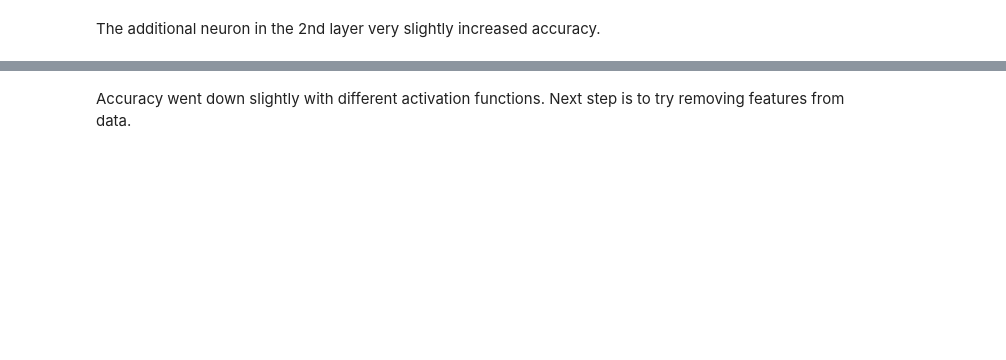
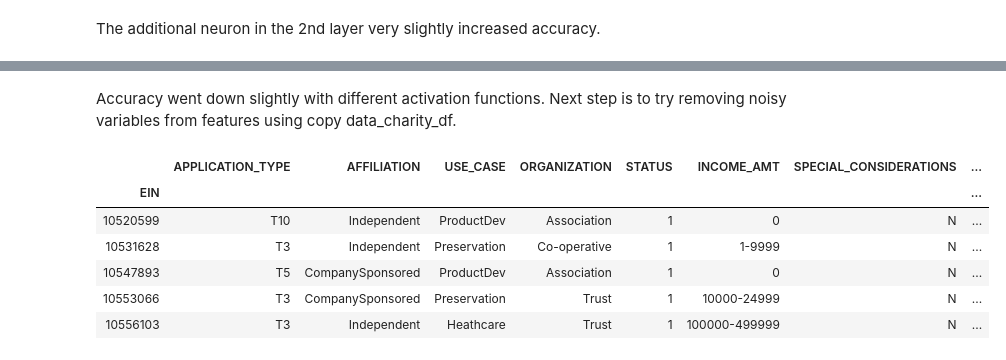
Before and after one commit to JVChermak/Neural_networks, a Jupyter notebook: AlphabetSoupChallenge.ipynb, the cells around one changed output, grey strips where cells are left out. Drawn from its saved outputs; the diff is of its cells as text; code cells hidden in the pictures; blank space fills up the shorter version.

```diff
--- a/AlphabetSoupChallenge.ipynb
+++ b/AlphabetSoupChallenge.ipynb
@@ -66,6 +77,9 @@ classification_counts.plot.density()
 # %%
+# Create a copy of data at this point
+data_charity_df = charity_df.copy()
+
 # Determine which values to replace
-replace_classifications = list(classification_counts[classification_counts < 1000].index)
+replace_classifications = list(classification_counts[classification_counts < 2000].index)
 
 # Replace in DataFrame
 for classification in replace_classifications:
@@ -443,2 +468,14 @@ Loss: 0.5557411575595422, Accuracy: 0.7232652902603149
 # %% [markdown]
-Accuracy went down slightly with different activation functions. Next step is to try removing features from data.
+Accuracy went down slightly with different activation functions. Next step is to try removing noisy variables from features using copy data_charity_df.
+# %%
+# Application Type and Classification were outliers in terms of number of unique values. Try removing these to optimize.
+data_charity_df.drop(columns=["CLASSIFICATION"], inplace=True)
+data_charity_df.head()
+# %% [output]
+|  | APPLICATION_TYPE | AFFILIATION | USE_CASE | ORGANIZATION | STATUS | INCOME_AMT | SPECIAL_CONSIDERATIONS | ... |
+| EIN |  |  |  |  |  |  |  | ... |
+| 10520599 | T10 | Independent | ProductDev | Association | 1 | 0 | N | ... |
+| 10531628 | T3 | Independent | Preservation | Co-operative | 1 | 1-9999 | N | ... |
+| 10547893 | T5 | CompanySponsored | ProductDev | Association | 1 | 0 | N | ... |
+| 10553066 | T3 | CompanySponsored | Preservation | Trust | 1 | 10000-24999 | N | ... |
+| 10556103 | T3 | Independent | Heathcare | Trust | 1 | 100000-499999 | N | ... |
```
Also changed, not shown: parts of 29 cells of this notebook, 1 other file.
